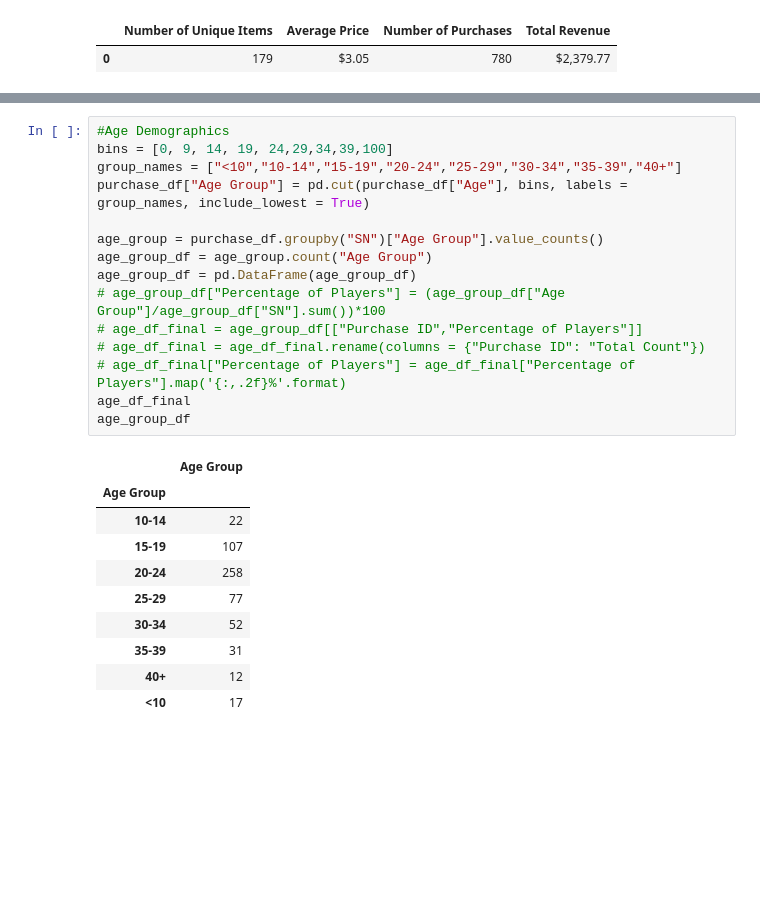
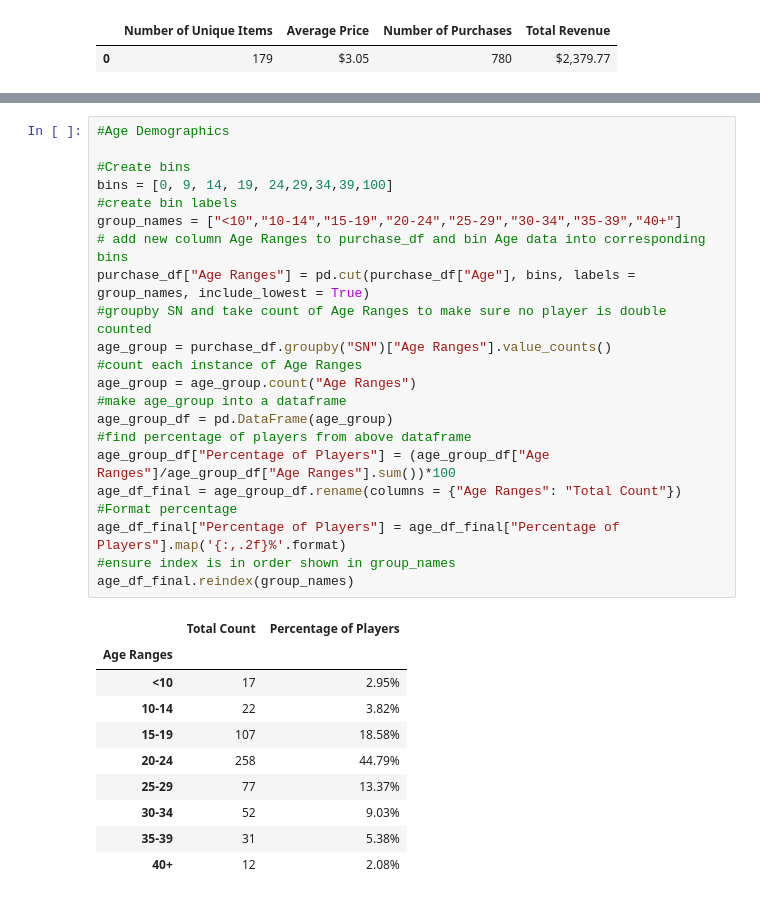
Before and after one commit to apizzo1/pandas-challenge, a Jupyter notebook: HeroesOfPymoli/HeroesOfPymoli.ipynb, the cells around one changed output, grey strips where cells are left out. Drawn from its saved outputs; the diff is of its cells as text; blank space fills up the shorter version.

```diff
--- a/HeroesOfPymoli/HeroesOfPymoli.ipynb
+++ b/HeroesOfPymoli/HeroesOfPymoli.ipynb
@@ -77,29 +94,36 @@ gender_tot_df
 | Other / Non-Disclosed | 15 | $3.35 | $50.19 | $4.56 |
 # %%
 #Age Demographics
+
+#Create bins
 bins = [0, 9, 14, 19, 24,29,34,39,100]
+#create bin labels
 group_names = ["<10","10-14","15-19","20-24","25-29","30-34","35-39","40+"]
-purchase_df["Age Group"] = pd.cut(purchase_df["Age"], bins, labels = group_names, include_lowest = True)
-
-age_group = purchase_df.groupby("SN")["Age Group"].value_counts()
-age_group_df = age_group.count("Age Group")
-age_group_df = pd.DataFrame(age_group_df)
-# age_group_df["Percentage of Players"] = (age_group_df["Age Group"]/age_group_df["SN"].sum())*100
-# age_df_final = age_group_df[["Purchase ID","Percentage of Players"]]
-# age_df_final = age_df_final.rename(columns = {"Purchase ID": "Total Count"})
-# age_df_final["Percentage of Players"] = age_df_final["Percentage of Players"].map('{:,.2f}%'.format)
-age_df_final
-age_group_df
+# add new column Age Ranges to purchase_df and bin Age data into corresponding bins
+purchase_df["Age Ranges"] = pd.cut(purchase_df["Age"], bins, labels = group_names, include_lowest = True)
+#groupby SN and take count of Age Ranges to make sure no player is double counted
+age_group = purchase_df.groupby("SN")["Age Ranges"].value_counts()
+#count each instance of Age Ranges
+age_group = age_group.count("Age Ranges")
+#make age_group into a dataframe
+age_group_df = pd.DataFrame(age_group)
+#find percentage of players from above dataframe
+age_group_df["Percentage of Players"] = (age_group_df["Age Ranges"]/age_group_df["Age Ranges"].sum())*100
+age_df_final = age_group_df.rename(columns = {"Age Ranges": "Total Count"})
+#Format percentage
+age_df_final["Percentage of Players"] = age_df_final["Percentage of Players"].map('{:,.2f}%'.format)
+#ensure index is in order shown in group_names
+age_df_final.reindex(group_names)
 # %% [output]
-|  | Age Group |
-| Age Group |  |
-| 10-14 | 22 |
-| 15-19 | 107 |
-| 20-24 | 258 |
-| 25-29 | 77 |
-| 30-34 | 52 |
-| 35-39 | 31 |
-| 40+ | 12 |
-| <10 | 17 |
+|  | Total Count | Percentage of Players |
+| Age Ranges |  |  |
+| <10 | 17 | 2.95% |
+| 10-14 | 22 | 3.82% |
+| 15-19 | 107 | 18.58% |
+| 20-24 | 258 | 44.79% |
+| 25-29 | 77 | 13.37% |
+| 30-34 | 52 | 9.03% |
+| 35-39 | 31 | 5.38% |
+| 40+ | 12 | 2.08% |
 # %%
 #Purchasing Analysis (Age)
```
Also changed, not shown: parts of 9 cells of this notebook, 1 other file.
